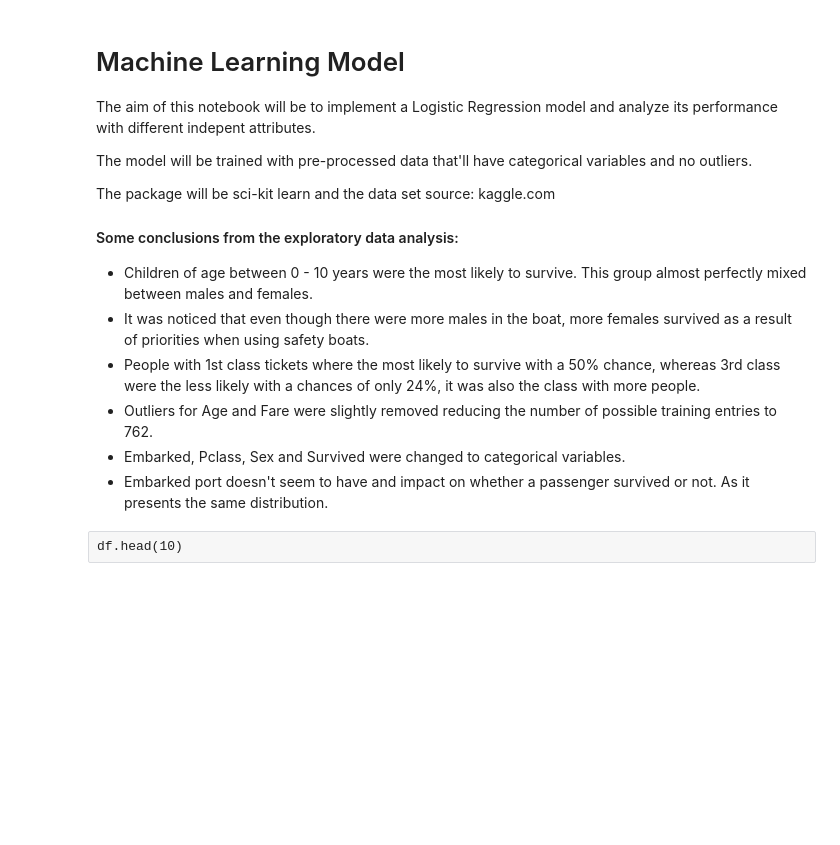
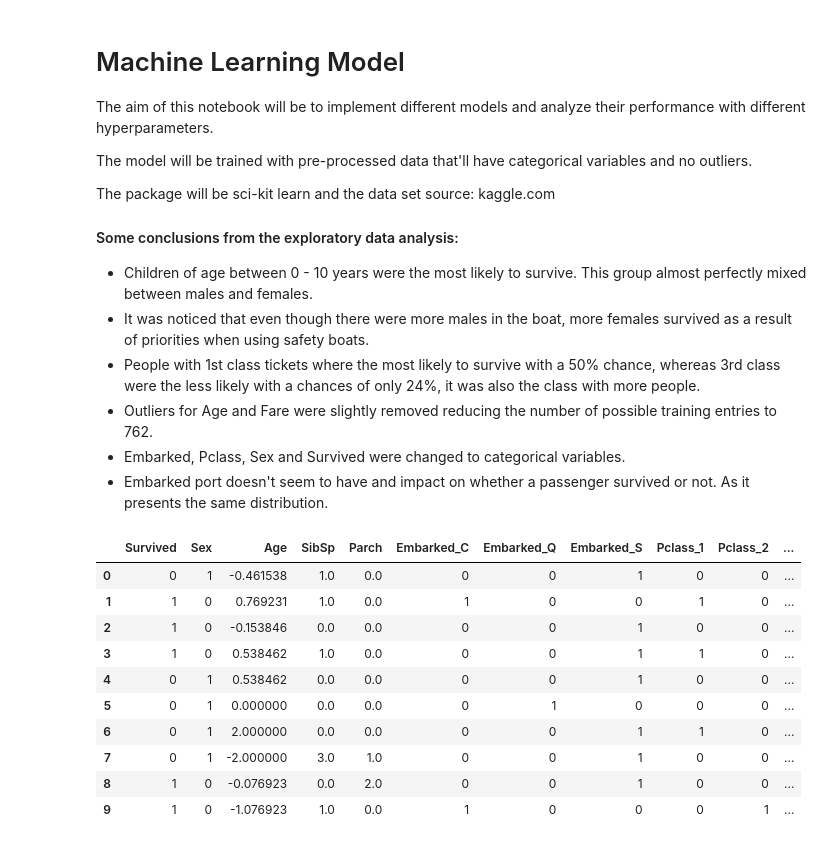
Before and after one commit to Jorgelmh/titanic-data-analysis, a Jupyter notebook: Implementing a model.ipynb, the cells around one changed output. Drawn from its saved outputs; the diff is of its cells as text; code cells hidden in the pictures; blank space fills up the shorter version.

```diff
--- a/Implementing a model.ipynb
+++ b/Implementing a model.ipynb
@@ -2,7 +2,7 @@
 # Machine Learning Model
 
 
-The aim of this notebook will be to implement a Logistic Regression model and analyze its performance with different indepent attributes.
+The aim of this notebook will be to implement different models and analyze their performance with different hyperparameters.
 
 The model will be trained with pre-processed data that'll have categorical variables and no outliers.
 
@@ -19,13 +19,23 @@ The package will be sci-kit learn and the data set source: kaggle.com
 # %%
 import pandas as pd
 import numpy as np
 import matplotlib.pyplot as plt
 from scipy import stats
-from sklearn.linear_model import LogisticRegression, Lasso, Ridge, ElasticNet
-from sklearn.model_selection import cross_val_score
+from sklearn.model_selection import train_test_split, RandomizedSearchCV
 from sklearn.metrics import mean_squared_error, confusion_matrix
 from sklearn import metrics
 
-df = pd.read_pickle('./train_grouped.pkl')
+df = pd.read_pickle('./train_processed.pkl')
+df.head(10)
+# %% [output]
+|  | Survived | Sex | Age | SibSp | Parch | Embarked_C | Embarked_Q | Embarked_S | Pclass_1 | Pclass_2 | ... |
+| 0 | 0 | 1 | -0.461538 | 1.0 | 0.0 | 0 | 0 | 1 | 0 | 0 | ... |
+| 1 | 1 | 0 | 0.769231 | 1.0 | 0.0 | 1 | 0 | 0 | 1 | 0 | ... |
+| 2 | 1 | 0 | -0.153846 | 0.0 | 0.0 | 0 | 0 | 1 | 0 | 0 | ... |
+| 3 | 1 | 0 | 0.538462 | 1.0 | 0.0 | 0 | 0 | 1 | 1 | 0 | ... |
+| 4 | 0 | 1 | 0.538462 | 0.0 | 0.0 | 0 | 0 | 1 | 0 | 0 | ... |
+| 5 | 0 | 1 | 0.000000 | 0.0 | 0.0 | 0 | 1 | 0 | 0 | 0 | ... |
+| 6 | 0 | 1 | 2.000000 | 0.0 | 0.0 | 0 | 0 | 1 | 1 | 0 | ... |
+| 7 | 0 | 1 | -2.000000 | 3.0 | 1.0 | 0 | 0 | 1 | 0 | 0 | ... |
+| 8 | 1 | 0 | -0.076923 | 0.0 | 2.0 | 0 | 0 | 1 | 0 | 0 | ... |
+| 9 | 1 | 0 | -1.076923 | 1.0 | 0.0 | 1 | 0 | 0 | 0 | 1 | ... |
-# %% [raw]
-df.head(10)
```
Also changed, not shown: parts of 21 cells of this notebook, 4 other files.
